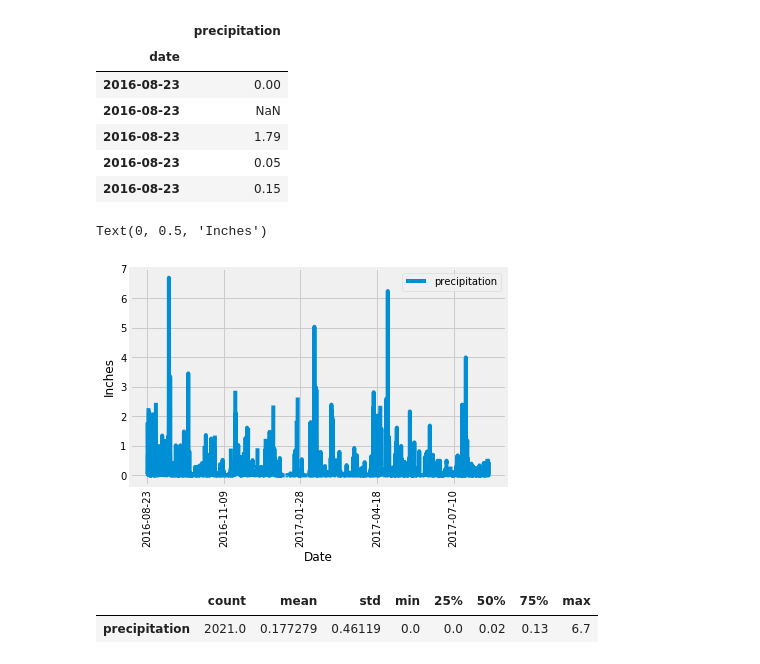
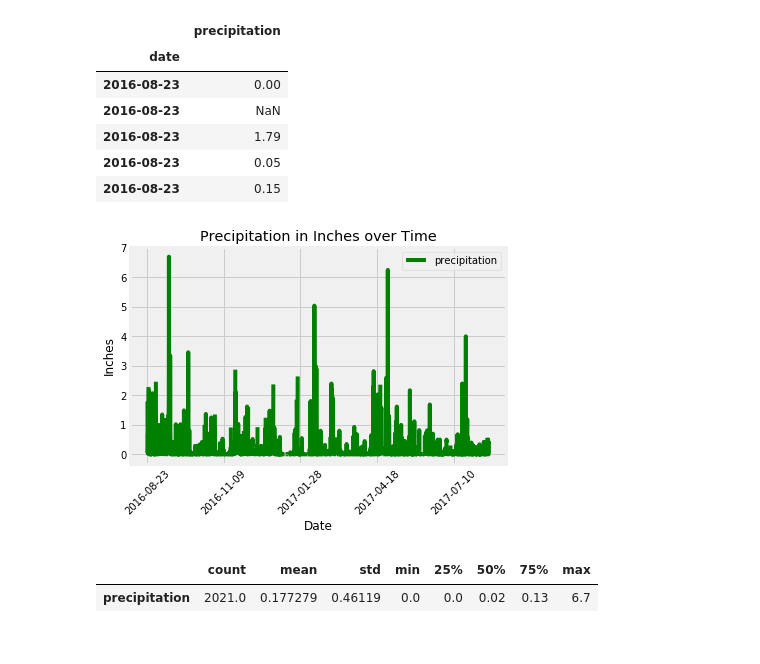
Before and after one commit to Emily-Keymon/Climate-Analysis, a Jupyter notebook: climate_analysis.ipynb, the cells around one changed output. Cells and saved outputs as stored; diff of their text form; code cells hidden in the pictures.

```diff
--- a/climate_analysis.ipynb
+++ b/climate_analysis.ipynb
@@ -114,12 +114,15 @@ df.head()
 | 2016-08-23 | 0.15 |
 # %%
 # Plot results using plot method
-df.plot(rot = 90)
+df.plot(rot = 45, color = "green")
 plt.xlabel("Date")
 plt.ylabel("Inches")
+plt.title("Precipitation in Inches over Time")
+
+#View chart
+plt.show()
 # %% [output]
-Text(0, 0.5, 'Inches')
-[figure, old version]
+[figure, new version]
 # %%
 # Use Pandas to print the summary statistics for the precipitation data, .T prints in table form
 df.describe().T
```
Also changed, not shown: parts of 1 cell of this notebook, 1 other file.
